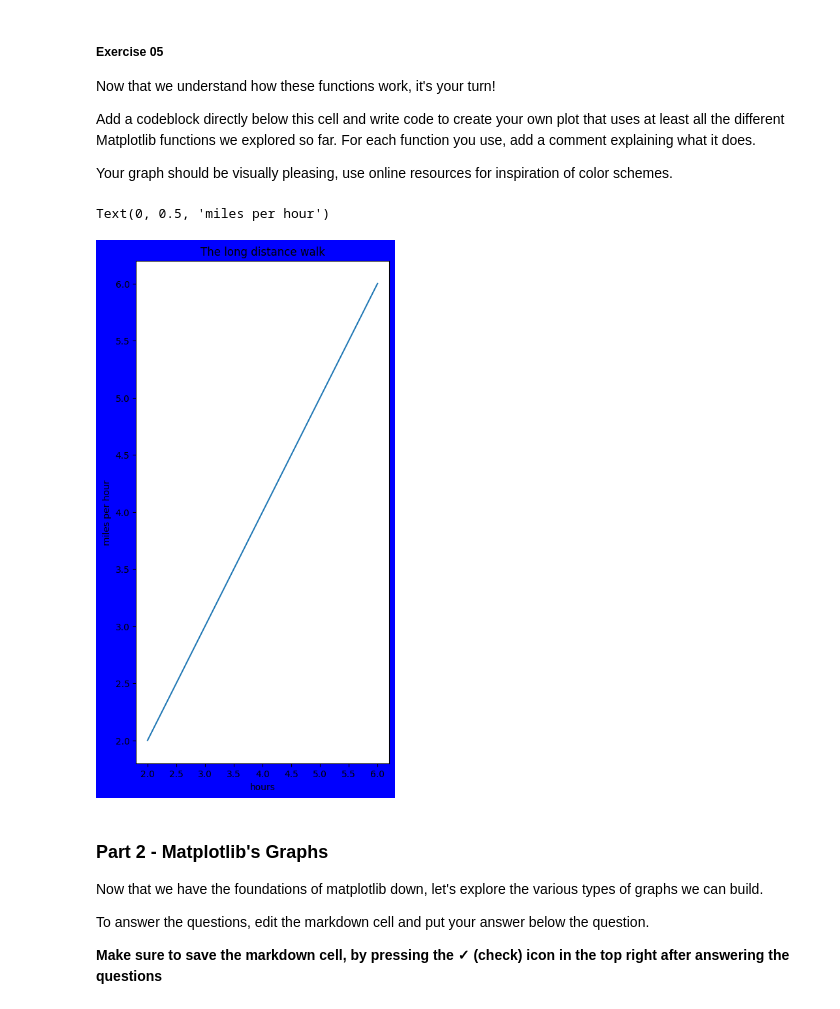
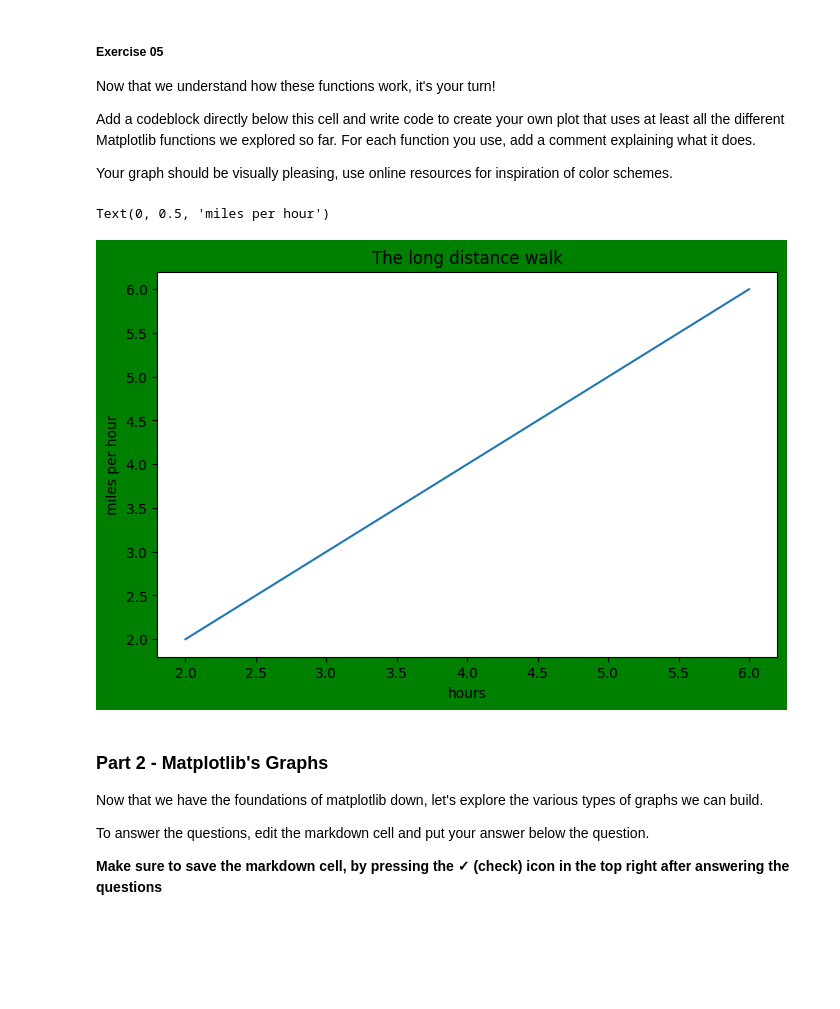
Before and after one commit to Jahni-E/unit-3-ai, a Jupyter notebook: 02-intro/intro-to-notebooks.ipynb, the cells around one changed output. Saved outputs shown, nothing was run; the diff lists cells and outputs as text; code cells hidden in the pictures; blank space fills up the shorter version.

```diff
--- a/02-intro/intro-to-notebooks.ipynb
+++ b/02-intro/intro-to-notebooks.ipynb
@@ -250,14 +250,14 @@ For each function you use, add a comment explaining what it does.
 
 Your graph should be visually pleasing, use online resources for inspiration of color schemes.
 # %%
-plt.figure(figsize=(5,10),facecolor="blue")
+plt.figure(figsize=(8,5),facecolor="Green")
 plt.plot([2,4,6], [2,4,6,])
 plt.title("The long distance walk")
 plt.xlabel("hours")
 plt.ylabel("miles per hour")
 # %% [output]
 Text(0, 0.5, 'miles per hour')
-[figure, old version]
+[figure, new version]
 # %% [markdown]
 ### Part 2 - Matplotlib's Graphs
 Now that we have the foundations of matplotlib down, let's explore the various types of graphs we can build.
```
Also changed, not shown: parts of 3 cells of this notebook, 1 other file.
